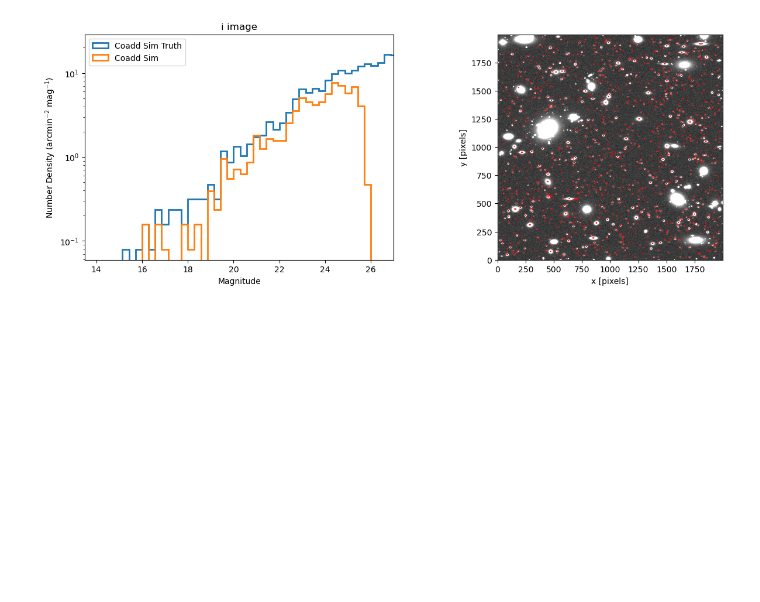
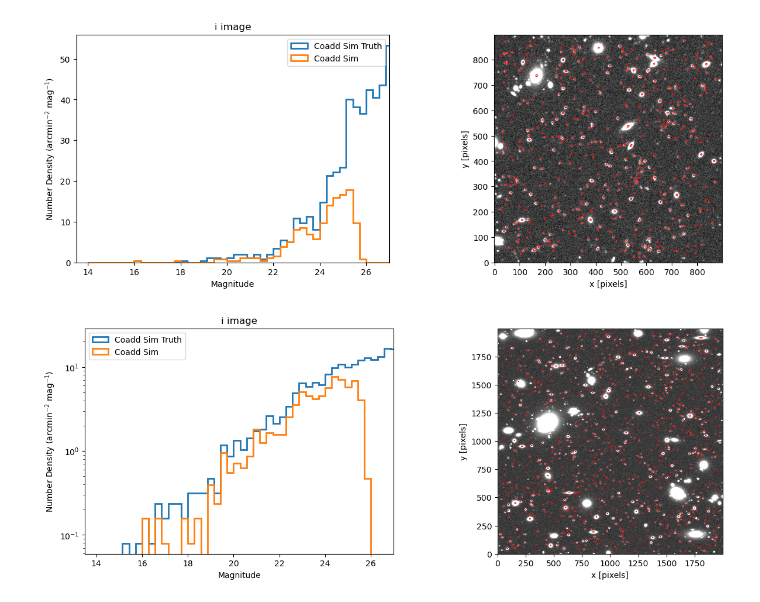
Before and after one commit to philipladuca24/LSST-SimCatVal, a Jupyter notebook: LSST-SimCatVal/testing_diffsim.ipynb, the cells around one changed output. Saved outputs shown, nothing was run; the diff lists cells and outputs as text; code cells hidden in the pictures; blank space fills up the shorter version.

```diff
--- a/LSST-SimCatVal/testing_diffsim.ipynb
+++ b/LSST-SimCatVal/testing_diffsim.ipynb
@@ -103,0 +231,2 @@ cat_i_ = run_lsst_pipe_single(afw_dic_['i'])
+# %%
+cat_i = run_lsst_pipe_single(afw_dic['i'])
@@ -198,3 +332,7 @@ for b in bands:
+# %%
+make_some_plots('i', npy_dic['i'], cat_i, truths)
+# %% [output]
+[figure, added]
 # %%
 bands = 'i'
 for b in bands:
```
Also changed, not shown: parts of 8 cells of this notebook, 3 other files.
